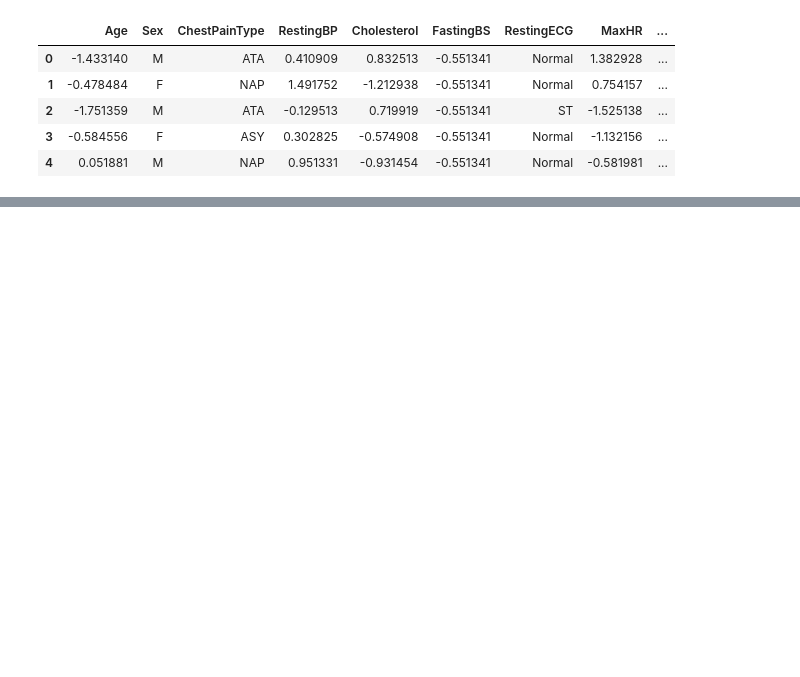
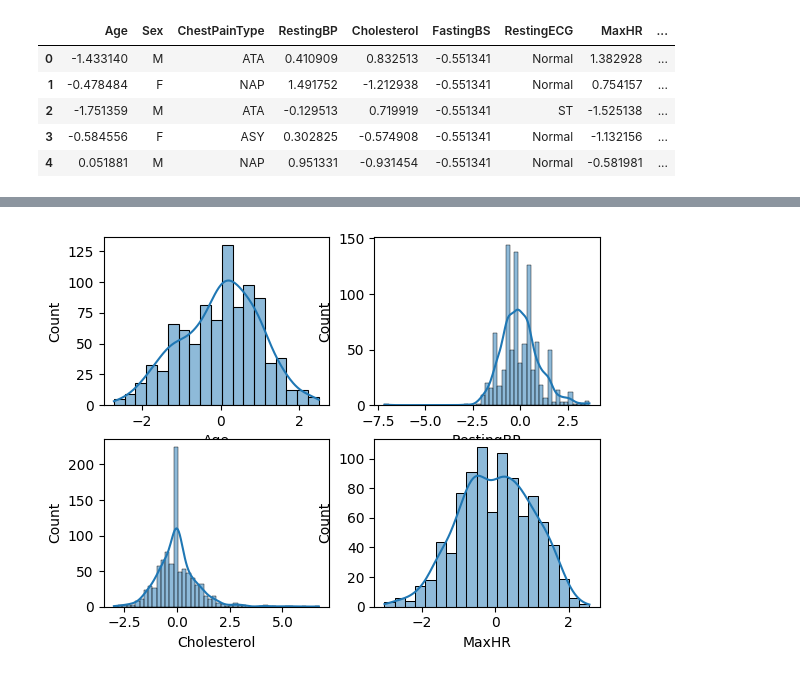
Before and after one commit to varnitjain8822/MACHINE-LEARNING-PROJECTS, a Jupyter notebook: heart.ipynb, the cells around one changed output, grey strips where cells are left out. Drawn from its saved outputs; the diff is of its cells as text; code cells hidden in the pictures; blank space fills up the shorter version.

```diff
--- a/heart.ipynb
+++ b/heart.ipynb
@@ -126,0 +117,11 @@ df.head()
+# %%
+def plotting(var,num):
+    plt.subplot(2,2,num)
+    sns.histplot(df[var],kde = True)
+
+plotting("Age",1)
+plotting("RestingBP",2)
+plotting("Cholesterol",3)
+plotting("MaxHR",4)
+# %% [output]
+[figure, added]
```
Also changed, not shown: parts of 23 cells of this notebook.
